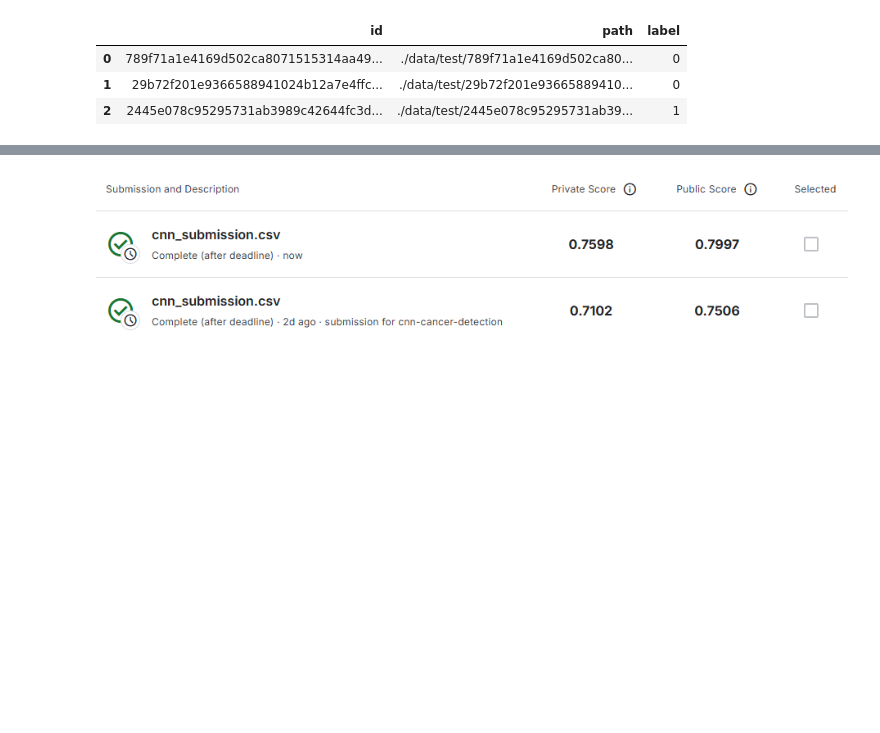
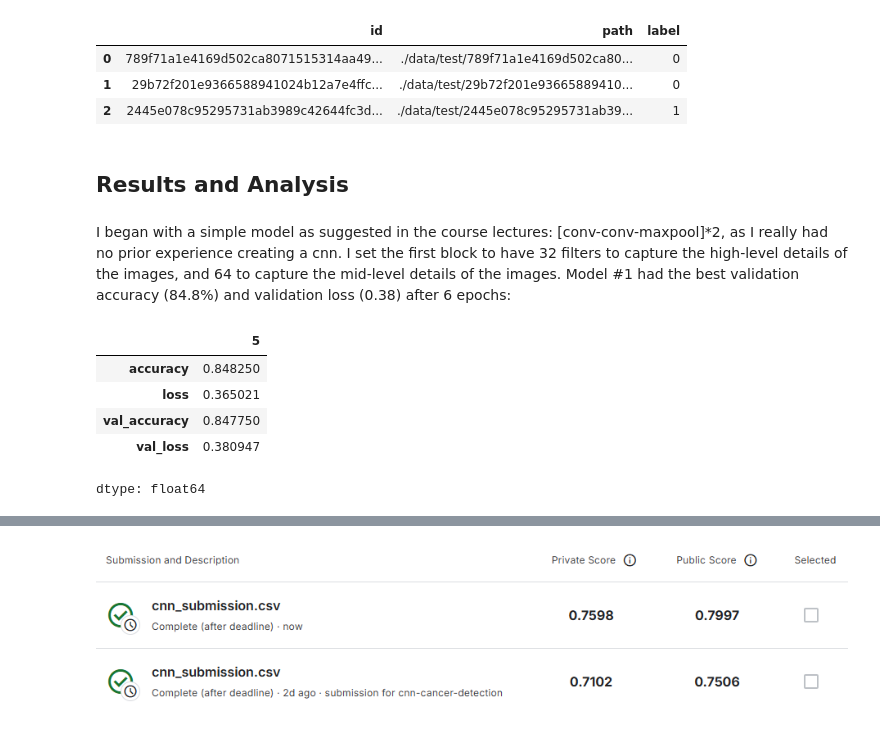
Before and after one commit to FleaBusyBeeBergs/dtsa5511-cnn-cancer-detection, a Jupyter notebook: cnn-cancer-detection.ipynb, the cells around one changed output, grey strips where cells are left out. Cells and saved outputs as stored; diff of their text form; code cells hidden in the pictures; blank space fills up the shorter version.

```diff
--- a/cnn-cancer-detection.ipynb
+++ b/cnn-cancer-detection.ipynb
@@ -636,3 +619,16 @@ df_test.head(3)
 | 0 | 789f71a1e4169d502ca8071515314aa49... | ./data/test/789f71a1e4169d502ca80... | 0 |
 | 1 | 29b72f201e9366588941024b12a7e4ffc... | ./data/test/29b72f201e93665889410... | 0 |
 | 2 | 2445e078c95295731ab3989c42644fc3d... | ./data/test/2445e078c95295731ab39... | 1 |
+# %% [markdown]
+## Results and Analysis
+# %% [markdown]
+I began with a simple model as suggested in the course lectures: [conv-conv-maxpool]*2, as I really had no prior experience creating a cnn. I set the first block to have 32 filters to capture the high-level details of the images, and 64 to capture the mid-level details of the images. Model #1 had the best validation accuracy (84.8%) and validation loss (0.38) after 6 epochs:
+# %%
+history1.loc[5]
+# %% [output]
+|  | 5 |
+| accuracy | 0.848250 |
+| loss | 0.365021 |
+| val_accuracy | 0.847750 |
+| val_loss | 0.380947 |
+dtype: float64
```
Also changed, not shown: parts of 34 cells of this notebook.
